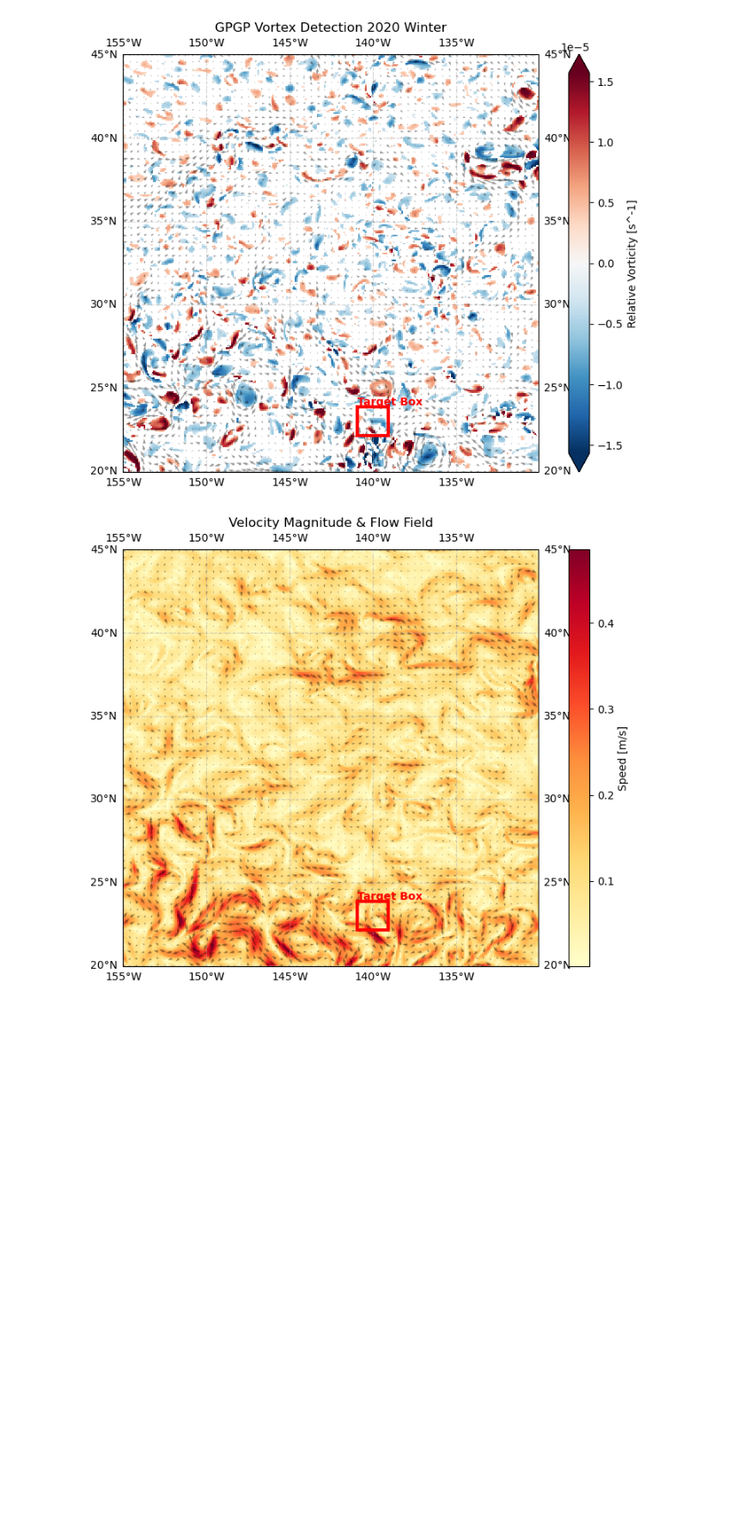
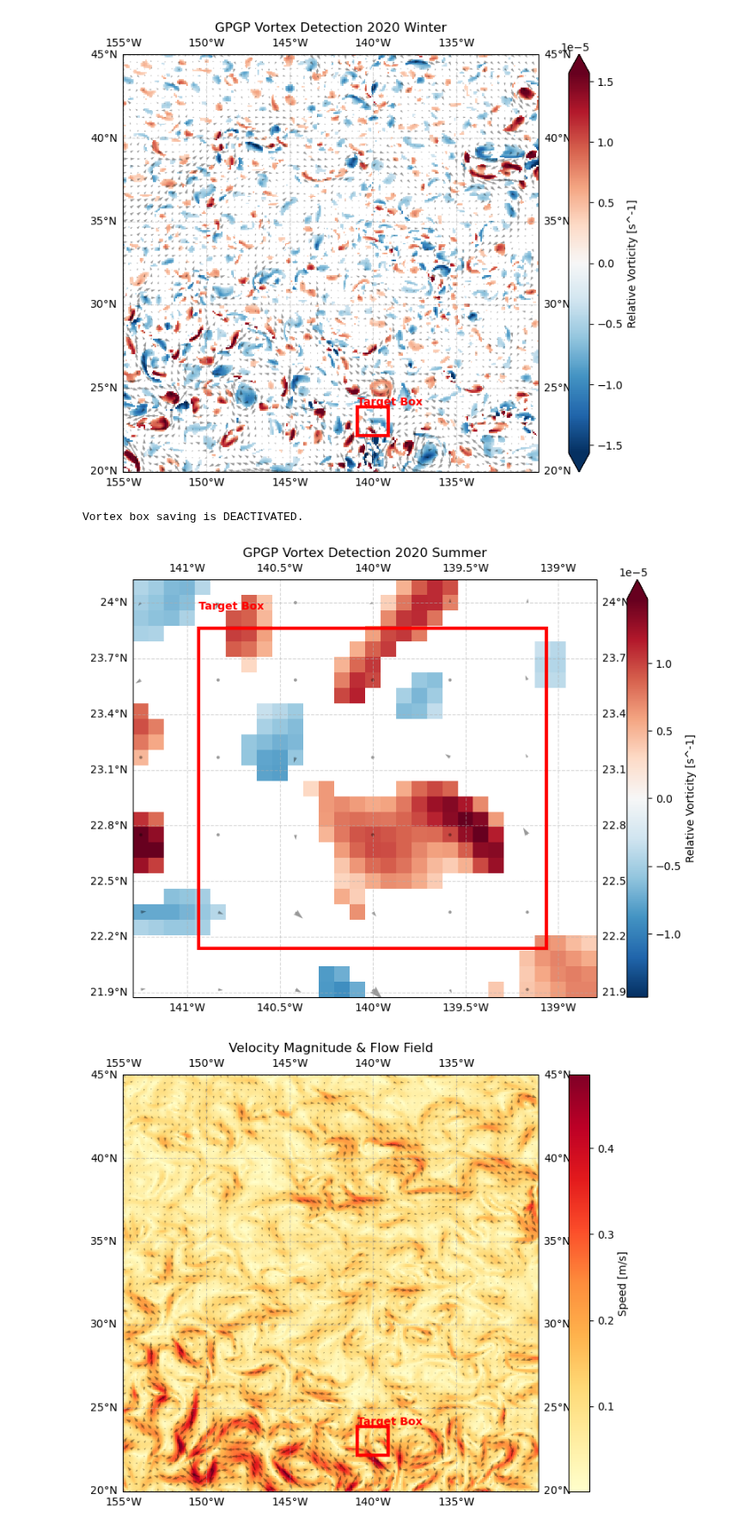
Before and after one commit to Jelle-Gortemaker/Thesis, a Jupyter notebook: OGCM/notebooks/OW_detection.ipynb, the cells around one changed output. Shown at 86% size. Drawn from its saved outputs; the diff is of its cells as text; code cells hidden in the pictures; blank space fills up the shorter version.

```diff
--- a/OGCM/notebooks/OW_detection.ipynb
+++ b/OGCM/notebooks/OW_detection.ipynb
@@ -85,6 +85,32 @@ Red box lon range: -140.94 to -139.06
 Vortex box saving is DEACTIVATED.
 [figure]
 [figure]
+# %%
+# 1. Load Data
+
+surface_ds_2020_ROI = oa.process_glorys_data('../data/GPGP_aug2020_3D_21.85_24.15_141.75_138.25.nc', averaging_period='1D')
+
+
+# 2. Compute Metrics
+
+results_2020_ROI = oa.calculate_okubo_weiss(surface_ds_2020_ROI)
+signed_vort_2020_ROI, mask_2020_ROI = oa.get_eddy_intensity(results_2020_ROI, alpha=0.2)
+
+
+
+
+
+# Preprocess for Vortex Fitting
+
+oa.preprocess_netcdf(surface_ds_2020_ROI, les_box=None, base_name='ROI_aug2020', active=False, subtract_mean=True)
+
+# 4. Visualize with the Red Rectangle
+oa.plot_eddy_intensity(signed_vort_2020_ROI, u=surface_ds_2020_ROI.uo, v=surface_ds_2020_ROI.vo,
+                       title="GPGP Vortex Detection 2020 Summer",
+                       target_box=les_box)
+# %% [output]
+Vortex box saving is DEACTIVATED.
+[figure, added]
 # %%
 # 6. Plot Velocity Field
 oa.plot_ocean_field(
```
Also changed, not shown: 1 other file.
